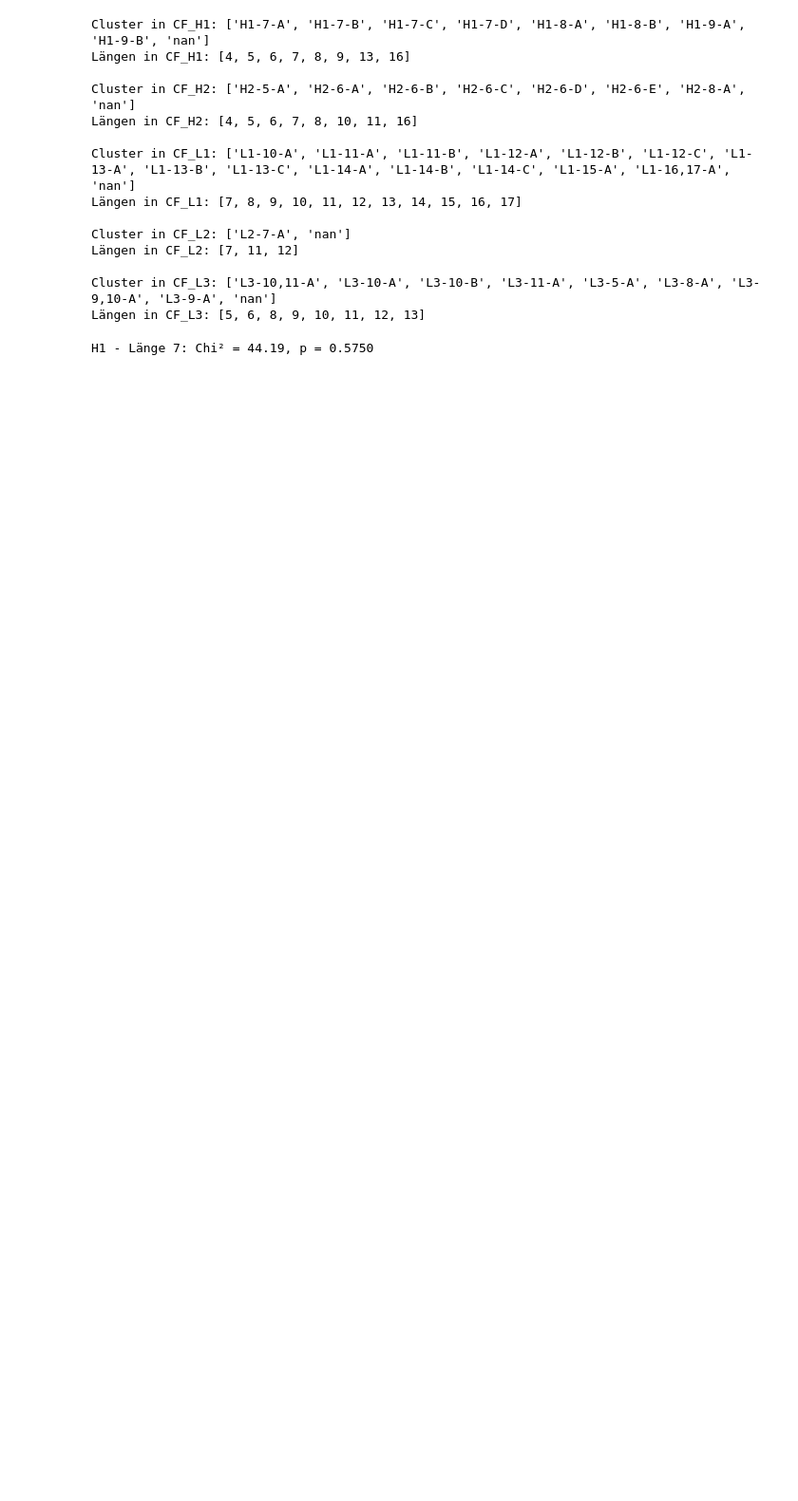
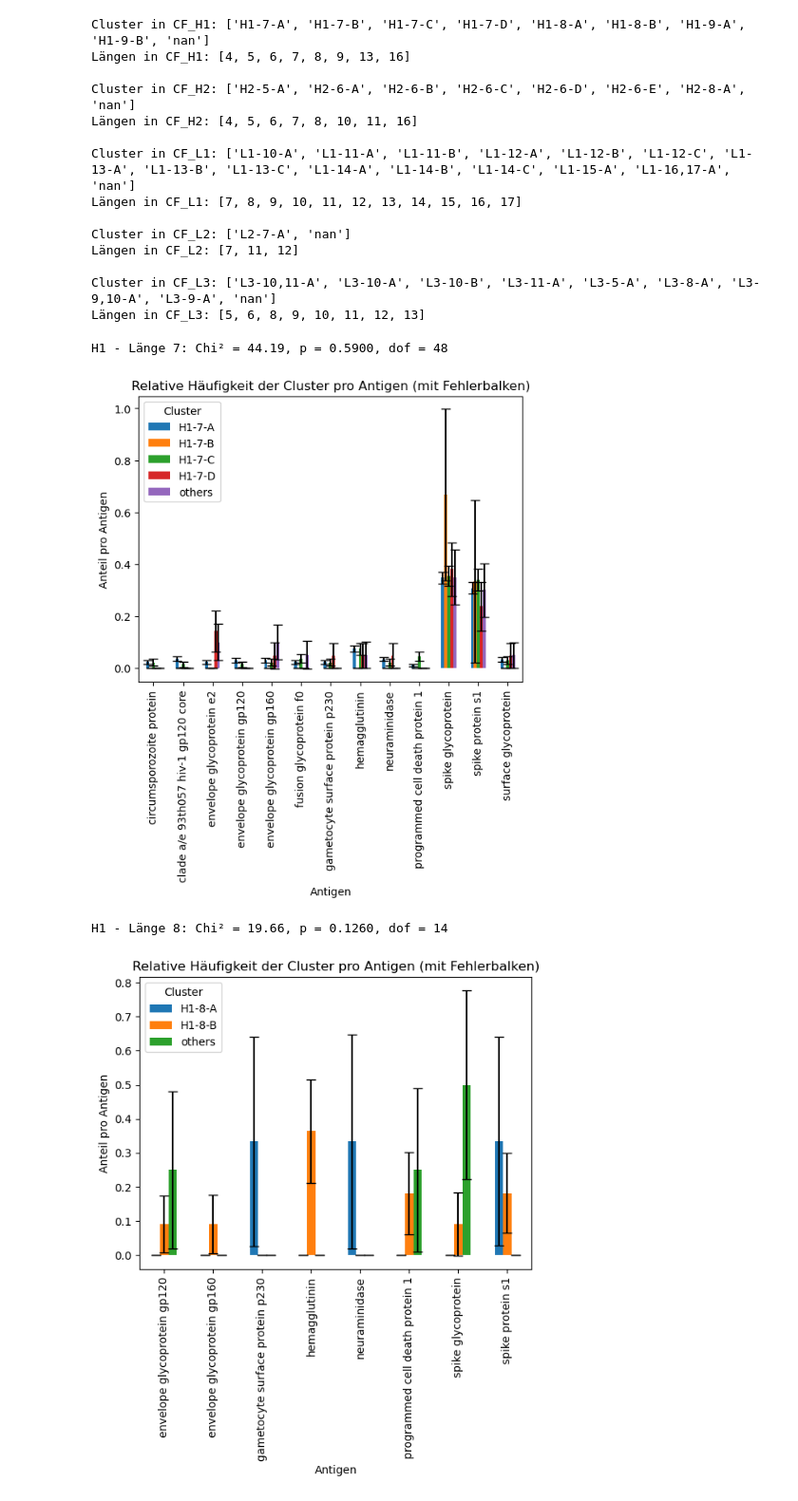
Before and after one commit to datascience-2025-group4/group04-team04, a Jupyter notebook: chi2/mit_perm.ipynb, the cells around one changed output. Shown at 95% size. Cells and saved outputs as stored; diff of their text form; code cells hidden in the pictures; blank space fills up the shorter version.

```diff
--- a/chi2/mit_perm.ipynb
+++ b/chi2/mit_perm.ipynb
@@ -70,4 +74,11 @@ for region, seq_region, cf_region, len_region in zip(regions, seq_regions, cf_re
         len_groups_dict[len_group] = df_len # gefilterten DataFrame in das Dictionary aufnehmen
 
     regions_dict[region] = len_groups_dict # Dictionary für DataFrames derselben Region in ein äußeres Dictionary anlegen
+# %%
+def normalize_contingency(contingency):
+    """Normiere eine Kontingenztabelle zeilenweise (relative Häufigkeiten pro Cluster)."""
+    row_sums = contingency.sum(axis=1)
+    normalized = contingency.div(row_sums.where(row_sums != 0, other=1), axis=0)
+    normalized.loc[row_sums == 0, :] = 0
+    return normalized
 # %%
@@ -117,15 +144,33 @@ def permutation_test(contingency, n_permutations, seed=None):
 # %%
 # Chi2-Permutationstest (Unabhängigkeitstest) für Vergleich der Cluster untereinander innerhalb derselben Längengruppen derselben CDR-Regionen
 
 for region, cf_region in zip(regions, cf_regions):
     for len_group in regions_dict[region]:
 
         df = regions_dict[region][len_group]
 
         contingency = pd.crosstab(df[cf_region], df["antigen_name"])
-        chi2_stat, p_value = permutation_test(contingency, n_permutations = 1000)
+        chi2_stat, p_value, dof, error_df = permutation_test(contingency, n_permutations = 1000, bootstrap_iterations = 1000)
 
-        print(f"{region} - Länge {len_group}: Chi² = {chi2_stat:.2f}, p = {p_value:.4f}")
-        #print(contingency)
+        print(f"{region} - Länge {len_group}: Chi² = {chi2_stat:.2f}, p = {p_value:.4f}, dof = {dof}")
+        #display(contingency)
+
+        # Plot
+        contingency_norm = normalize_contingency(contingency)
+        contingency_norm.T.plot(
+            kind='bar',
+            stacked=False,
+            yerr=error_df.T,
+            capsize=4
+        )
+
+        plt.ylabel("Anteil pro Antigen")
+        plt.xlabel("Antigen")
+        plt.title("Relative Häufigkeit der Cluster pro Antigen (mit Fehlerbalken)")
+        plt.legend(title="Cluster")
+        plt.show()
 # %% [output]
-H1 - Länge 7: Chi² = 44.19, p = 0.5750
+H1 - Länge 7: Chi² = 44.19, p = 0.5900, dof = 48
+[figure, added]
+H1 - Länge 8: Chi² = 19.66, p = 0.1260, dof = 14
+[figure, added]
```
Also changed, not shown: parts of 4 cells of this notebook, 1 other file.
